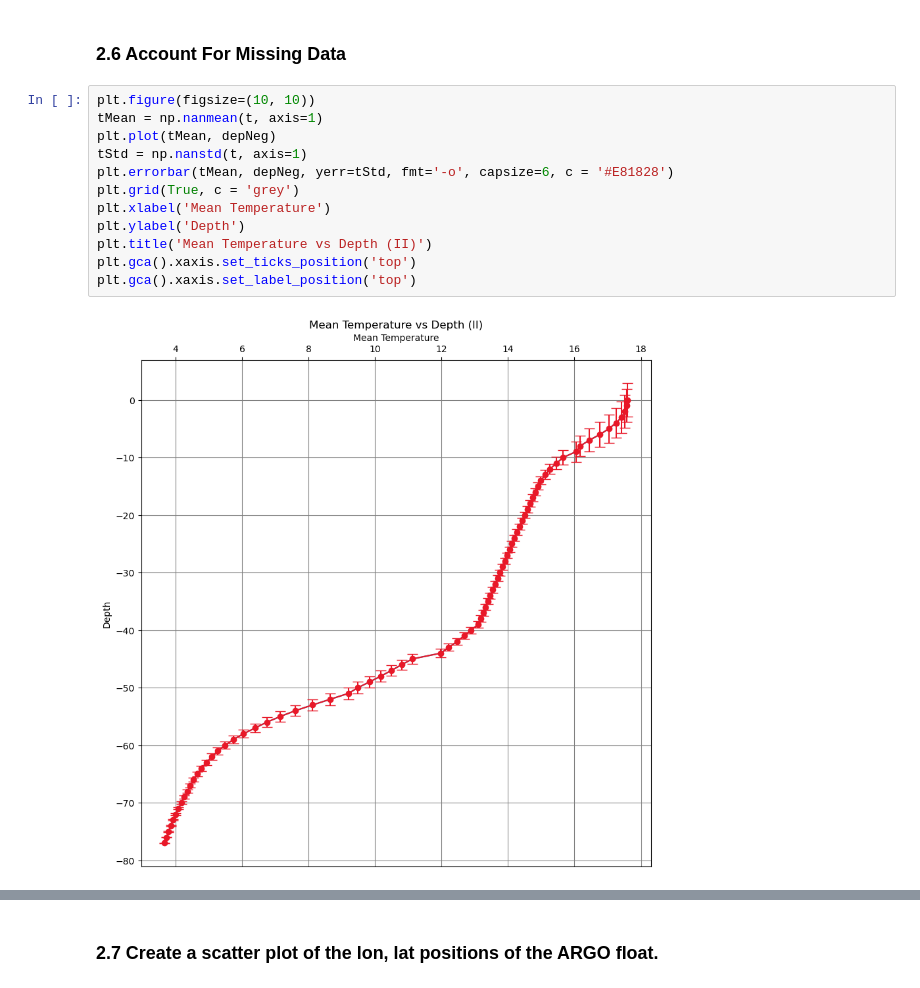
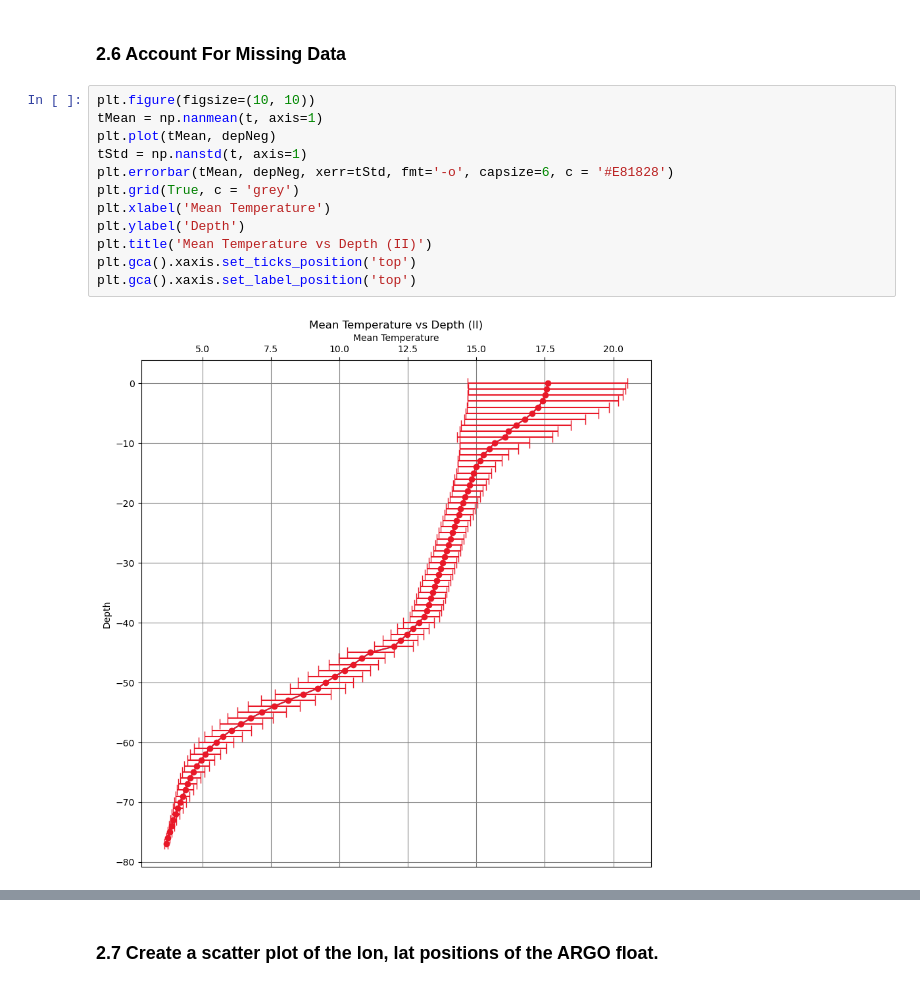
Before and after one commit to TrevorDurn/Assignments2, a Jupyter notebook: ThreeAssignment.ipynb, the cells around one changed output, grey strips where cells are left out. Drawn from its saved outputs; the diff is of its cells as text.

```diff
--- a/ThreeAssignment.ipynb
+++ b/ThreeAssignment.ipynb
@@ -325,17 +325,17 @@ Text(0, 0.5, 'Depth')
 # %%
 plt.figure(figsize=(10, 10))
 tMean = np.nanmean(t, axis=1)
 plt.plot(tMean, depNeg)
 tStd = np.nanstd(t, axis=1)
-plt.errorbar(tMean, depNeg, yerr=tStd, fmt='-o', capsize=6, c = '#E81828')
+plt.errorbar(tMean, depNeg, xerr=tStd, fmt='-o', capsize=6, c = '#E81828')
 plt.grid(True, c = 'grey')
 plt.xlabel('Mean Temperature')
 plt.ylabel('Depth')
 plt.title('Mean Temperature vs Depth (II)')
 plt.gca().xaxis.set_ticks_position('top')
 plt.gca().xaxis.set_label_position('top')
 # %% [output]
-[figure, old version]
+[figure, new version]
 # %%
 plt.figure(figsize=(10, 10))
 sMean = np.nanmean(s, axis=1)
```
Also changed, not shown: parts of 6 cells of this notebook.
